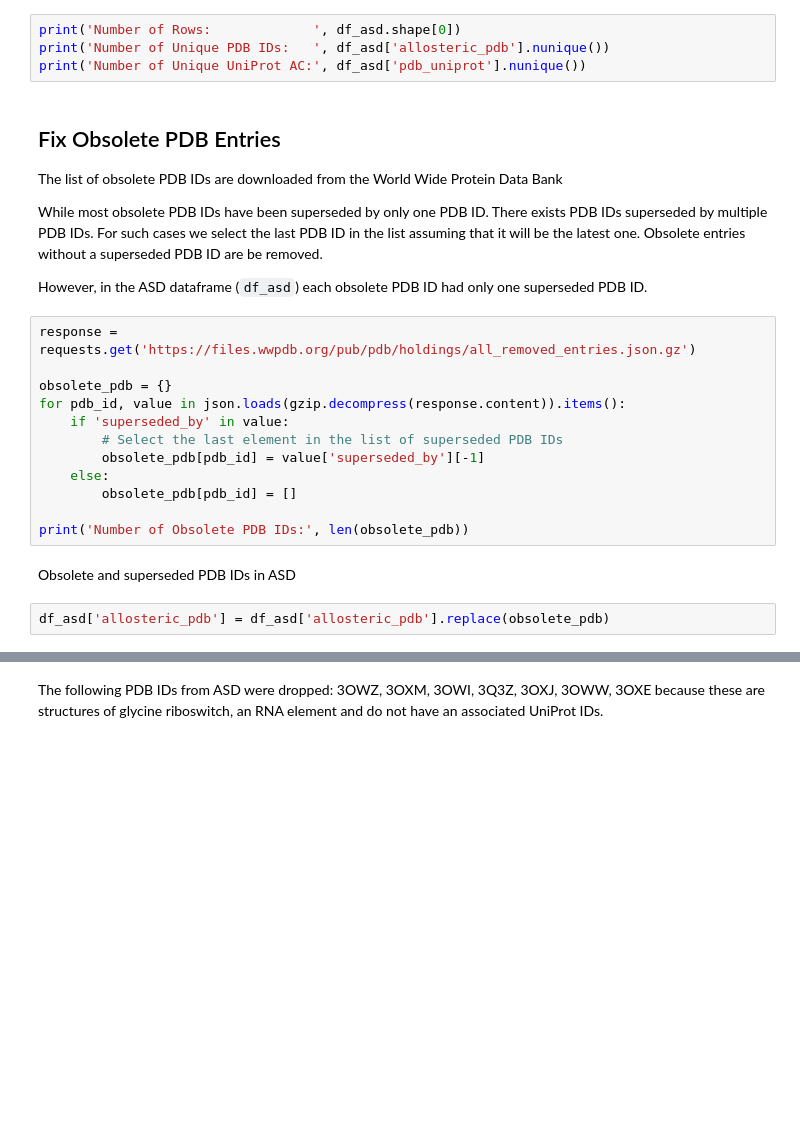
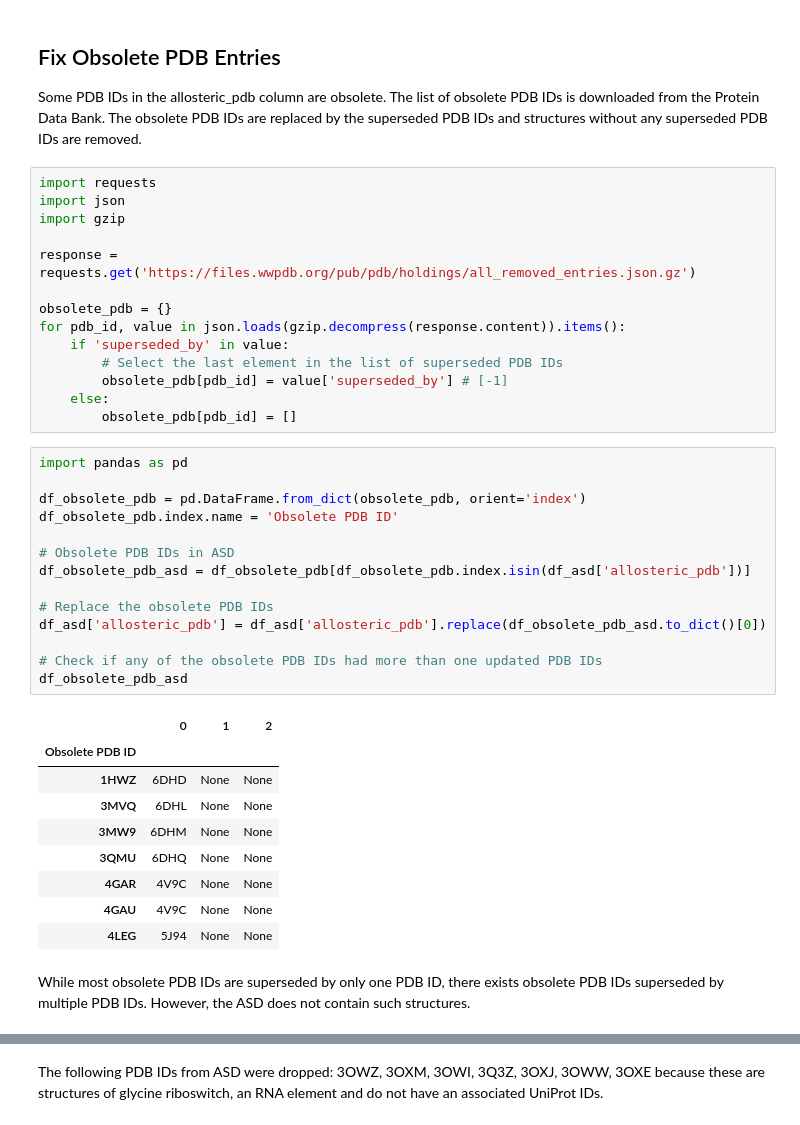
Before and after one commit to djmaity/allostery, a Jupyter notebook: notebooks/AlloBench.ipynb, the cells around one changed output, grey strips where cells are left out. Saved outputs shown, nothing was run; the diff lists cells and outputs as text; blank space fills up the shorter version.

```diff
--- a/notebooks/AlloBench.ipynb
+++ b/notebooks/AlloBench.ipynb
@@ -101,31 +42,47 @@ df_asd['pdb_uniprot'] = df_asd['pdb_uniprot'].str.upper()
-# %%
-print('Number of Rows:             ', df_asd.shape[0])
-print('Number of Unique PDB IDs:   ', df_asd['allosteric_pdb'].nunique())
-print('Number of Unique UniProt AC:', df_asd['pdb_uniprot'].nunique())
 # %% [markdown]
 ## Fix Obsolete PDB Entries
 
-The list of obsolete PDB IDs are downloaded from the World Wide Protein Data Bank
-
-While most obsolete PDB IDs have been superseded by only one PDB ID. There exists PDB IDs superseded by multiple PDB IDs. For such cases we select the last PDB ID in the list assuming that it will be the latest one. Obsolete entries without a superseded PDB ID are be removed.
-
-However, in the ASD dataframe (`df_asd`) each obsolete PDB ID had only one superseded PDB ID.
+Some PDB IDs in the allosteric_pdb column are obsolete. The list of obsolete PDB IDs is downloaded from the Protein Data Bank. The obsolete PDB IDs are replaced by the superseded PDB IDs and structures without any superseded PDB IDs are removed.
 # %%
+import requests
+import json
+import gzip
+
 response = requests.get('https://files.wwpdb.org/pub/pdb/holdings/all_removed_entries.json.gz')
 
 obsolete_pdb = {}
 for pdb_id, value in json.loads(gzip.decompress(response.content)).items():
     if 'superseded_by' in value:
         # Select the last element in the list of superseded PDB IDs
-        obsolete_pdb[pdb_id] = value['superseded_by'][-1]
+        obsolete_pdb[pdb_id] = value['superseded_by'] # [-1]
     else:
         obsolete_pdb[pdb_id] = []
-
-print('Number of Obsolete PDB IDs:', len(obsolete_pdb))
-# %% [markdown]
-Obsolete and superseded PDB IDs in ASD
-# %%
-df_asd['allosteric_pdb'] = df_asd['allosteric_pdb'].replace(obsolete_pdb)
+# %%
+import pandas as pd
+
+df_obsolete_pdb = pd.DataFrame.from_dict(obsolete_pdb, orient='index')
+df_obsolete_pdb.index.name = 'Obsolete PDB ID'
+
+# Obsolete PDB IDs in ASD
+df_obsolete_pdb_asd = df_obsolete_pdb[df_obsolete_pdb.index.isin(df_asd['allosteric_pdb'])]
+
+# Replace the obsolete PDB IDs
+df_asd['allosteric_pdb'] = df_asd['allosteric_pdb'].replace(df_obsolete_pdb_asd.to_dict()[0])
+
+# Check if any of the obsolete PDB IDs had more than one updated PDB IDs
+df_obsolete_pdb_asd
+# %% [output]
+|  | 0 | 1 | 2 |
+| Obsolete PDB ID |  |  |  |
+| 1HWZ | 6DHD | None | None |
+| 3MVQ | 6DHL | None | None |
+| 3MW9 | 6DHM | None | None |
+| 3QMU | 6DHQ | None | None |
+| 4GAR | 4V9C | None | None |
+| 4GAU | 4V9C | None | None |
+| 4LEG | 5J94 | None | None |
+# %% [markdown]
+While most obsolete PDB IDs are superseded by only one PDB ID, there exists obsolete PDB IDs superseded by multiple PDB IDs. However, the ASD does not contain such structures.
 # %%
 print('Number of Rows:             ', df_asd.shape[0])
 print('Number of Unique PDB IDs:   ', df_asd['allosteric_pdb'].nunique())
```
Also changed, not shown: parts of 41 cells of this notebook, 7 other files.
